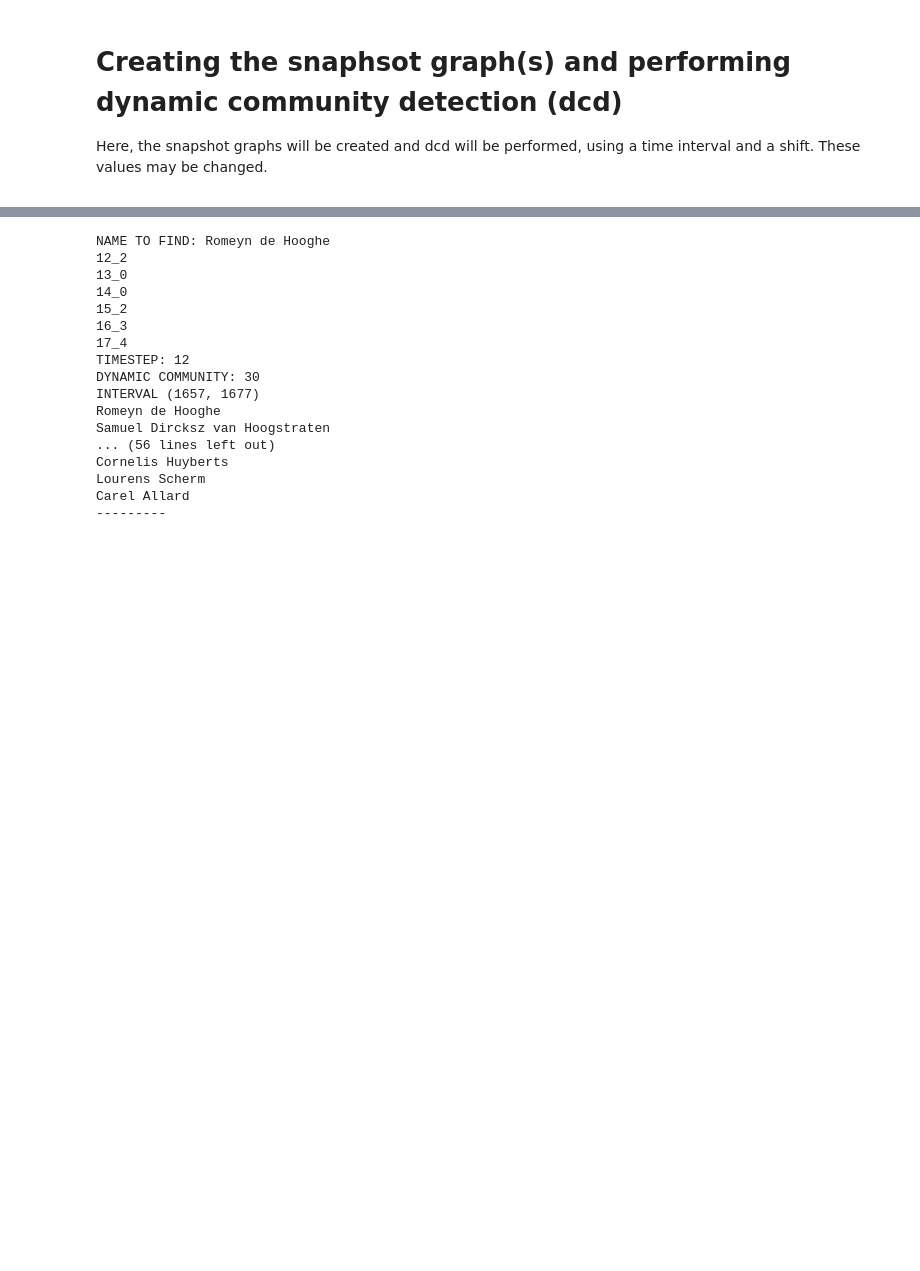
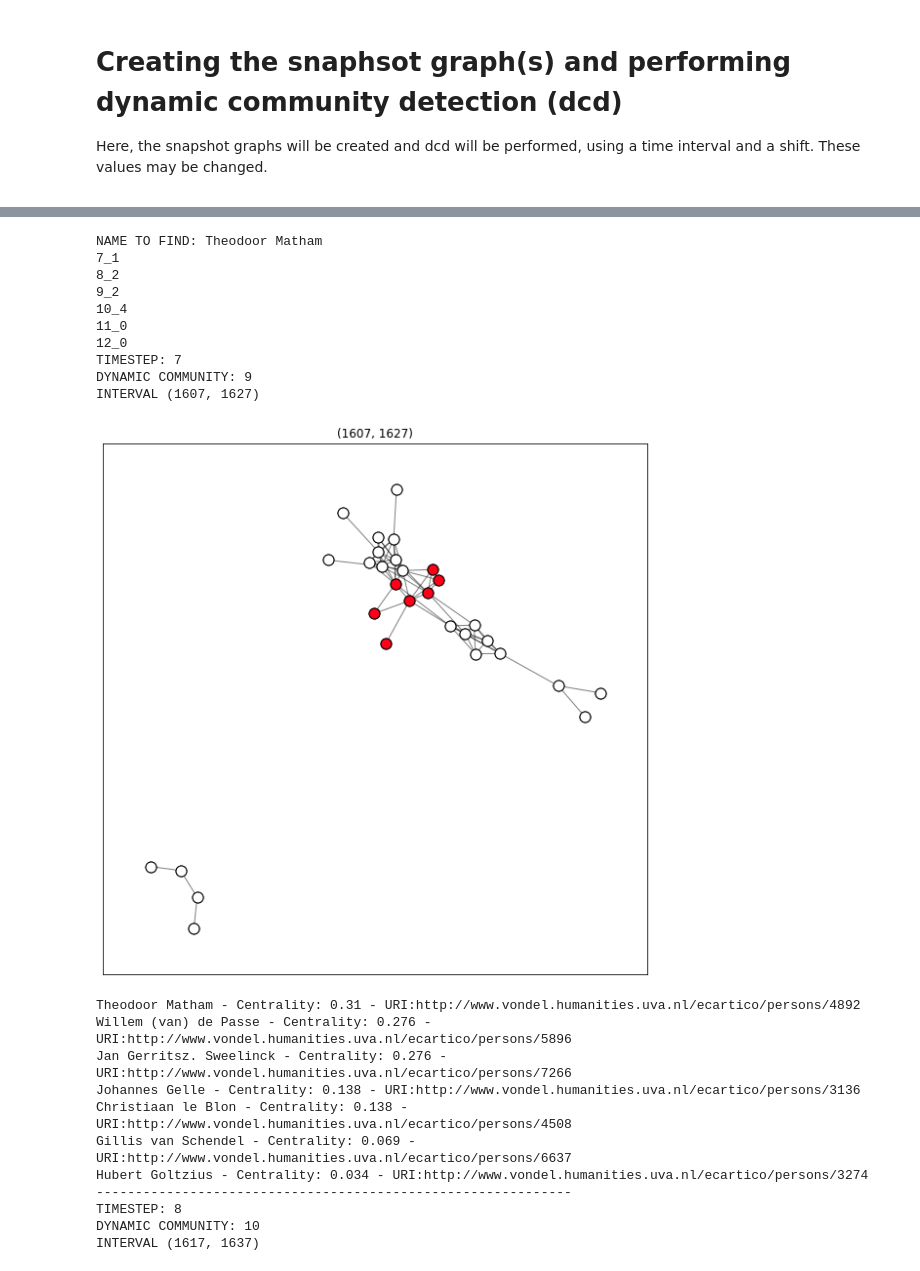
Before and after one commit to ImanHashemi/ga_cd, a Jupyter notebook: dynamic_cd.ipynb, the cells around one changed output, grey strips where cells are left out. Drawn from its saved outputs; the diff is of its cells as text; code cells hidden in the pictures; blank space fills up the shorter version.

```diff
--- a/dynamic_cd.ipynb
+++ b/dynamic_cd.ipynb
@@ -83,10 +82,31 @@ BCB = """PREFIX sem: <http://semanticweb.cs.vu.nl/2009/11/sem/>
                         # FILTER(?w1 < ?w2) # RDF kent geen volgorde
                 }
         }"""
+BCPIB = """PREFIX sem: <http://semanticweb.cs.vu.nl/2009/11/sem/>
+                PREFIX xsd:  <http://www.w3.org/2001/XMLSchema#>
+                PREFIX schema: <http://schema.org/>
+                PREFIX rdf: <http://www.w3.org/1999/02/22-rdf-syntax-ns#>
+                PREFIX rdfs: <http://www.w3.org/2000/01/rdf-schema#>
+                SELECT * WHERE {
 
+                ?b schema:illustrator|schema:contributor|schema:publication/schema:publishedBy ?w1, ?w2 ;
+                        schema:publication ?publicationEvent .
+
+                # Iets expliciet maken helpt altijd voor de query-processor.
+                ?publicationEvent a schema:PublicationEvent .
+
+                OPTIONAL { ?publicationEvent sem:hasEarliestBeginTimeStamp ?bt}. # Typo in de STCN
+                OPTIONAL { ?publicationEvent sem:hasLatestEndTimeStamp ?et}.
+                # OPTIONAL { ?bt a ?type}.  # Typo in de STCN
+
+                FILTER(?w1 != ?w2).
+                # FILTER(xsd:integer(?bt) < 1800).
+                # FILTER(?w1 < ?w2)  # RDF kent geen volgorde
+}"""
 
 metapaths = { "BIB" : BIB,
-              "BCB" : BCB
+              "BCB" : BCB,
+              "BCPIB" : BCPIB
             }
 # %% [markdown]
 <h1>Creating the homogeneous graph</h1>
@@ -160,7 +180,7 @@ shift = 10
 
 snapshot_graph = dynamic_cd.create_snapshot_graph(hg, interval, shift)
 theta = 0.3
-(dcd_results_init_partition, tc, snapshots, snapshot_times) = dynamic_cd.execute_dcd({f"{interval}_{shift}" : snapshot_graph})
+(dcd_results_init_partition, tc, snapshots, snapshot_times) = dynamic_cd.execute_dcd(snapshot_graph, f"{interval}_{shift}")
 dynamic_coms = dynamic_cd.matching(tc, theta)
 # %% [output]
 Interval: 20, Stepsize: 10
@@ -179,21 +203,28 @@ MERGING [42, 57]
 # %%
-name = "Romeyn de Hooghe"
+# EDIT THIS
+name = "Theodoor Matham"
+
 res = dynamic_cd.find_dyn_com(dynamic_coms, name, tc, snapshots, snapshot_times)
 # %% [output]
-NAME TO FIND: Romeyn de Hooghe
-12_2
-13_0
-14_0
-15_2
-16_3
-17_4
-TIMESTEP: 12
-DYNAMIC COMMUNITY: 30
-INTERVAL (1657, 1677)
-Romeyn de Hooghe
-Samuel Dircksz van Hoogstraten
-... (56 lines left out)
-Cornelis Huyberts
-Lourens Scherm
-Carel Allard
----------
+NAME TO FIND: Theodoor Matham
+7_1
+8_2
+9_2
+10_4
+11_0
+12_0
+TIMESTEP: 7
+DYNAMIC COMMUNITY: 9
+INTERVAL (1607, 1627)
+[figure, added]
+Theodoor Matham - Centrality: 0.31 - URI:http://www.vondel.humanities.uva.nl/ecartico/persons/4892
+Willem (van) de Passe - Centrality: 0.276 - URI:http://www.vondel.humanities.uva.nl/ecartico/persons/5896
+Jan Gerritsz. Sweelinck - Centrality: 0.276 - URI:http://www.vondel.humanities.uva.nl/ecartico/persons/7266
+Johannes Gelle - Centrality: 0.138 - URI:http://www.vondel.humanities.uva.nl/ecartico/persons/3136
+Christiaan le Blon - Centrality: 0.138 - URI:http://www.vondel.humanities.uva.nl/ecartico/persons/4508
+Gillis van Schendel - Centrality: 0.069 - URI:http://www.vondel.humanities.uva.nl/ecartico/persons/6637
+Hubert Goltzius - Centrality: 0.034 - URI:http://www.vondel.humanities.uva.nl/ecartico/persons/3274
+-------------------------------------------------------------
+TIMESTEP: 8
+DYNAMIC COMMUNITY: 10
+INTERVAL (1617, 1637)
```
Also changed, not shown: parts of 9 cells of this notebook, 9 other files.
